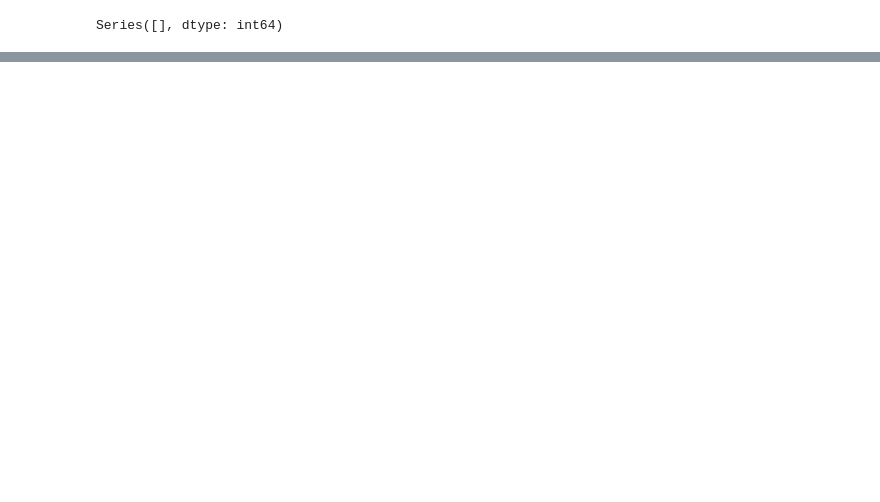
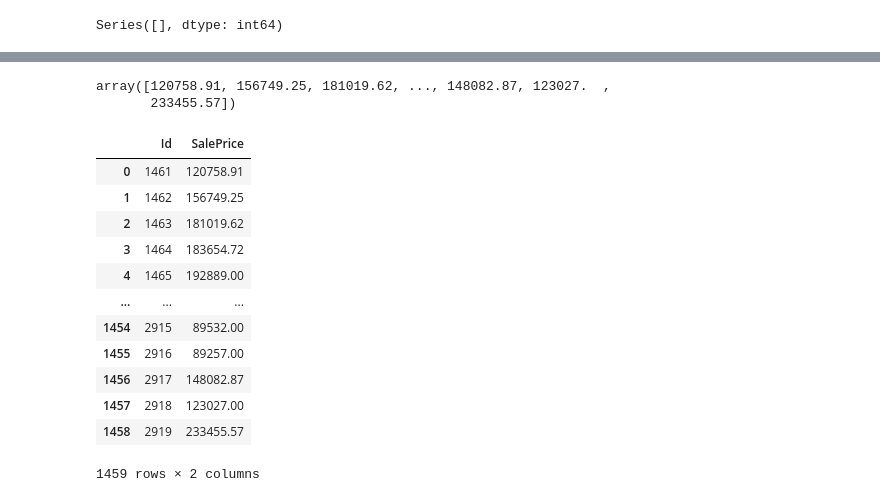
Before and after one commit to diegojsk/Kaggle_Housing_Prices-My_First_Approach, a Jupyter notebook: housing-prices-my-first-approach.ipynb, the cells around one changed output, grey strips where cells are left out. Saved outputs shown, nothing was run; the diff lists cells and outputs as text; code cells hidden in the pictures; blank space fills up the shorter version.

```diff
--- a/housing-prices-my-first-approach.ipynb
+++ b/housing-prices-my-first-approach.ipynb
@@ -632,0 +860,5 @@ Let's define a strategy to preprocess the data.
+# %%
+pipeline = Pipeline(steps=[('preprocessor', preprocessor),
+                           ('model', RandomForestRegressor(n_estimators=100))])
+
+pipeline.fit(X_df_train, y_df_train)
@@ -632,0 +883,23 @@ Let's define a strategy to preprocess the data.
+# %%
+predicted_prices = pipeline.predict(df_test)
+predicted_prices
+# %% [output]
+array([120758.91, 156749.25, 181019.62, ..., 148082.87, 123027.  ,
+       233455.57])
+# %%
+submission = pd.DataFrame({'Id': df_test.index+1461, 'SalePrice': predicted_prices})
+submission
+# %% [output]
+|  | Id | SalePrice |
+| 0 | 1461 | 120758.91 |
+| 1 | 1462 | 156749.25 |
+| 2 | 1463 | 181019.62 |
+| 3 | 1464 | 183654.72 |
+| 4 | 1465 | 192889.00 |
+| ... | ... | ... |
+| 1454 | 2915 | 89532.00 |
+| 1455 | 2916 | 89257.00 |
+| 1456 | 2917 | 148082.87 |
+| 1457 | 2918 | 123027.00 |
+| 1458 | 2919 | 233455.57 |
+1459 rows × 2 columns
```
Also changed, not shown: parts of 49 cells of this notebook.
